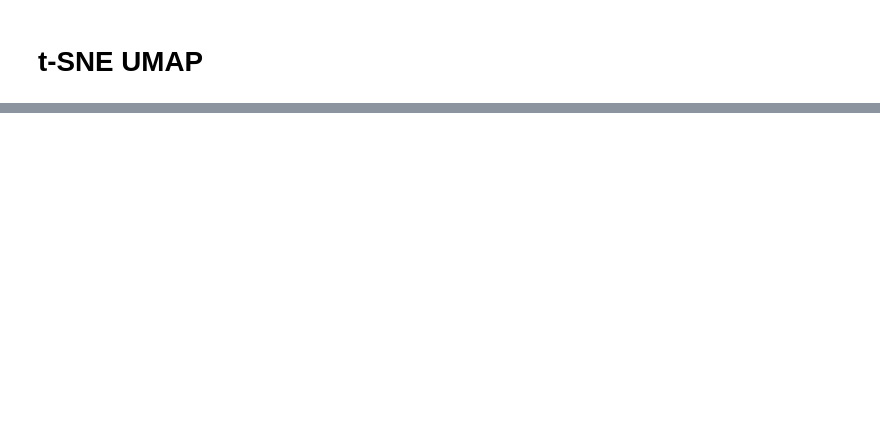
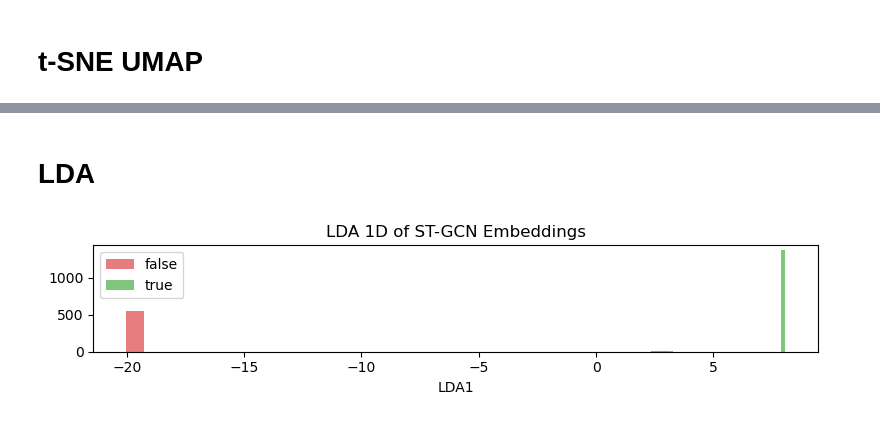
Before and after one commit to drmoon-1st/Jabez, a Jupyter notebook: golf/fusion/PCA_analysis/PCA_analysis.ipynb, the cells around one changed output, grey strips where cells are left out. Drawn from its saved outputs; the diff is of its cells as text; code cells hidden in the pictures; blank space fills up the shorter version.

```diff
--- a/golf/fusion/PCA_analysis/PCA_analysis.ipynb
+++ b/golf/fusion/PCA_analysis/PCA_analysis.ipynb
@@ -458,0 +462,63 @@ plt.show()
+# %% [markdown]
+# LDA
+# %%
+import numpy as np
+import matplotlib.pyplot as plt
+from sklearn.discriminant_analysis import LinearDiscriminantAnalysis as LDA
+from sklearn.preprocessing import StandardScaler
+from pathlib import Path
+
+# ───────────── 설정 ─────────────
+DATA_ROOT = Path(r"D:\Jabez\golf\fusion\embedding_data")
+AGG_METHOD = "flatten"  # "mean", "max", "flatten" 중 선택
+
+def reduce_stgcn(arr):
+    if arr is None or len(arr) == 0:
+        return np.empty((0, 0))
+    if AGG_METHOD == "mean":    return np.nanmean(arr, axis=1)
+    if AGG_METHOD == "max":     return np.nanmax(arr, axis=1)
+    if AGG_METHOD == "flatten": return arr.reshape(arr.shape[0], -1)
+    raise ValueError("Invalid AGG_METHOD")
+
+# ───────────── ST-GCN 임베딩 및 라벨 npy 직접 불러오기 ─────────────
+def load_npy(split):
+    base = DATA_ROOT / "stgcnpp" / split
+    emb_path = base / "embeddings.npy"
+    lbl_path = base / "labels.npy"
+    if not emb_path.exists() or not lbl_path.exists():
+        print(f"⚠️ {split} 경로에 필요한 파일이 없습니다. 스킵합니다.")
+        return None, None
+    emb = np.load(emb_path)
+    lbl = np.load(lbl_path).ravel()
+    return emb, lbl
+
+X_tr, y_tr = load_npy("train")
+X_va, y_va = load_npy("valid")
+X_te, y_te = load_npy("test")
+
+X_tr = reduce_stgcn(X_tr)
+X_va = reduce_stgcn(X_va)
+X_te = reduce_stgcn(X_te)
+
+X_all = np.vstack([X_tr, X_va, X_te])
+y_all = np.concatenate([y_tr, y_va, y_te])
+
+# ───────────── 정규화 ─────────────
+scaler = StandardScaler().fit(np.vstack([X_tr, X_va]))
+X_all_scaled = scaler.transform(X_all)
+
+# ───────────── LDA 변환 ─────────────
+lda = LDA(n_components=1)
+X_lda = lda.fit_transform(X_all_scaled, y_all)
+
+# ───────────── 시각화 ─────────────
+plt.figure(figsize=(8,2))
+for label, color, name in zip([0,1], ['tab:red','tab:green'], ['false','true']):
+    idx = y_all == label
+    plt.hist(X_lda[idx], bins=30, color=color, label=name, alpha=0.6)
+plt.xlabel('LDA1')
+plt.title('LDA 1D of ST-GCN Embeddings')
+plt.legend(); plt.tight_layout()
+plt.show()
+# %% [output]
+[figure, added]
```
Also changed, not shown: parts of 4 cells of this notebook, 58 other files.
